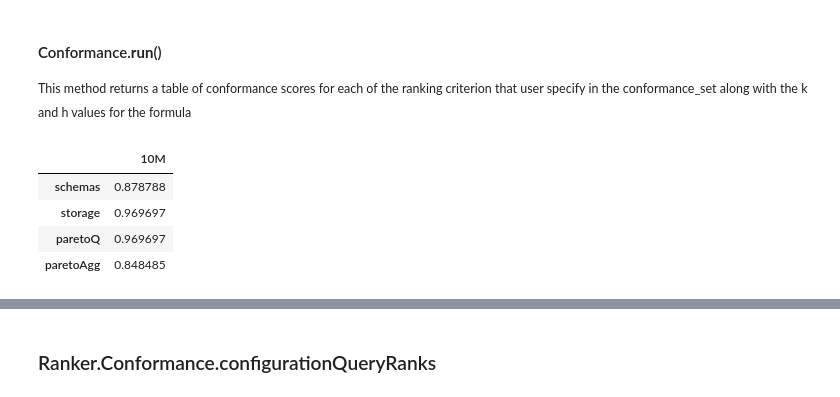
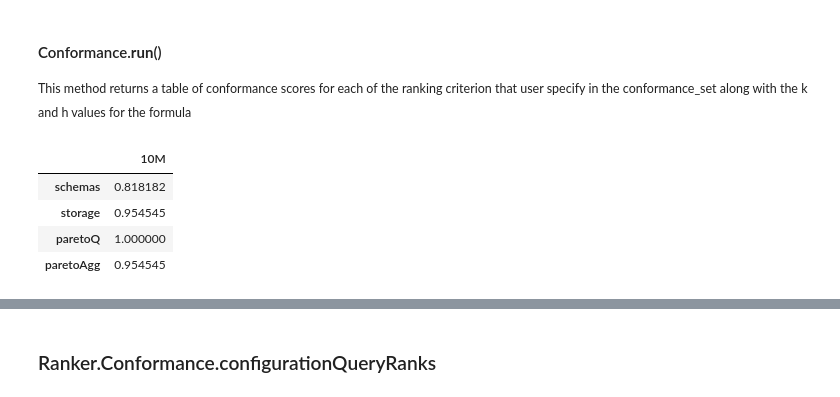
Before and after one commit to DataSystemsGroupUT/PAPyA, a Jupyter notebook: UI Module_Development/Experiments/BenchRanker_twoDimensions.ipynb, the cells around one changed output, grey strips where cells are left out. Cells and saved outputs as stored; diff of their text form; code cells hidden in the pictures.

```diff
--- a/UI Module_Development/Experiments/BenchRanker_twoDimensions.ipynb
+++ b/UI Module_Development/Experiments/BenchRanker_twoDimensions.ipynb
@@ -331,7 +351,8 @@ In this experiment, we assume that rank sets are the dataset sizes (i.e. 100M an
 from Ranker import Conformance
 
 conformance_set = ['schemas', 'storage', 'paretoQ', 'paretoAgg']
-conf = Conformance(config_sp2bench, logs_sp2bench, '10M', conformance_set, 3, 7)
+conf_10M = Conformance(config_sp2bench, logs_sp2bench, '10M', conformance_set, 2, 7)
+conf_100K = Conformance(config_sp2bench, logs_sp2bench, '100K', conformance_set, 2, 7)
 # %% [markdown]
 ### Ranker.Conformance.run
 # %% [markdown]
@@ -339,10 +360,10 @@ conf = Conformance(config_sp2bench, logs_sp2bench, '10M', conformance_set, 3, 7)
 <small>This method returns a table of conformance scores for each of the ranking criterion that user specify in the conformance_set along with the k and h values for the formula</small>
 # %%
 #conformance scores for all ranking criterions in 250M dataset size
-conf.run()
+conf_10M.run()
 # %% [output]
 |  | 10M |
-| schemas | 0.878788 |
-| storage | 0.969697 |
-| paretoQ | 0.969697 |
-| paretoAgg | 0.848485 |
+| schemas | 0.818182 |
+| storage | 0.954545 |
+| paretoQ | 1.000000 |
+| paretoAgg | 0.954545 |
```
Also changed, not shown: parts of 23 cells of this notebook, 8 other files.
